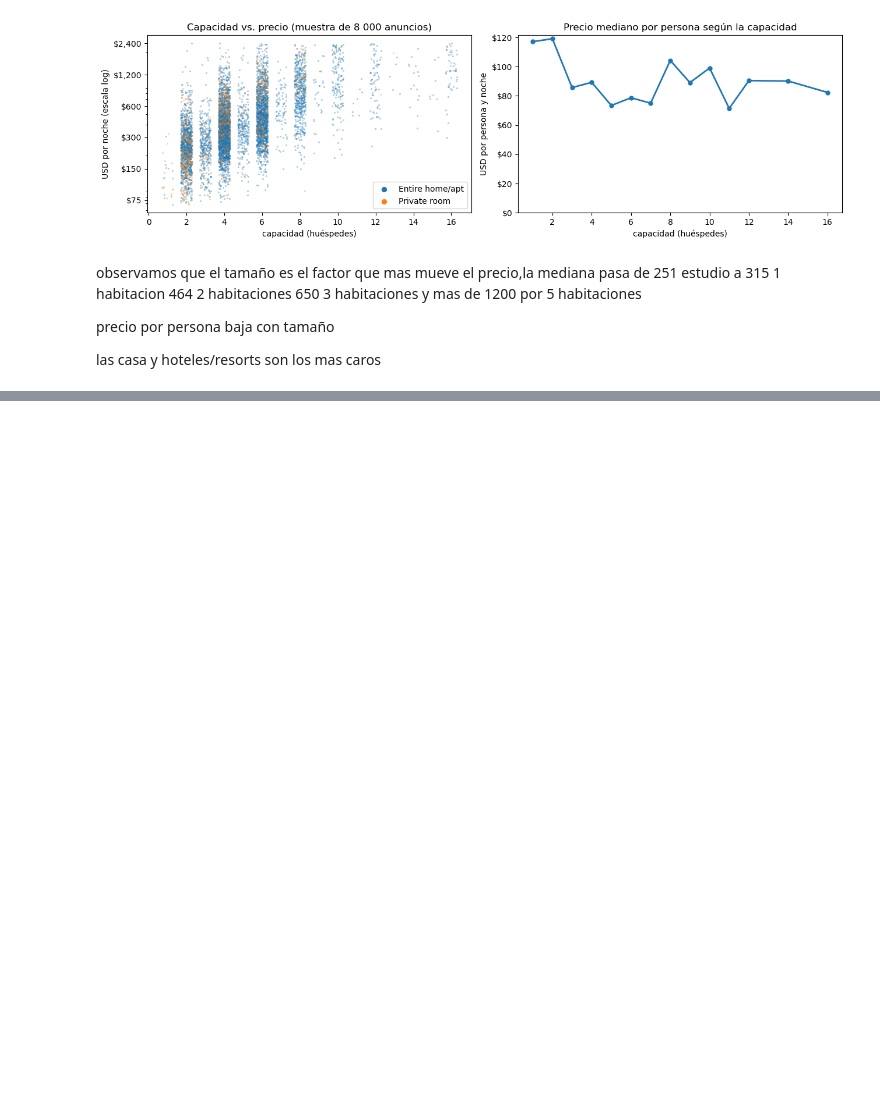
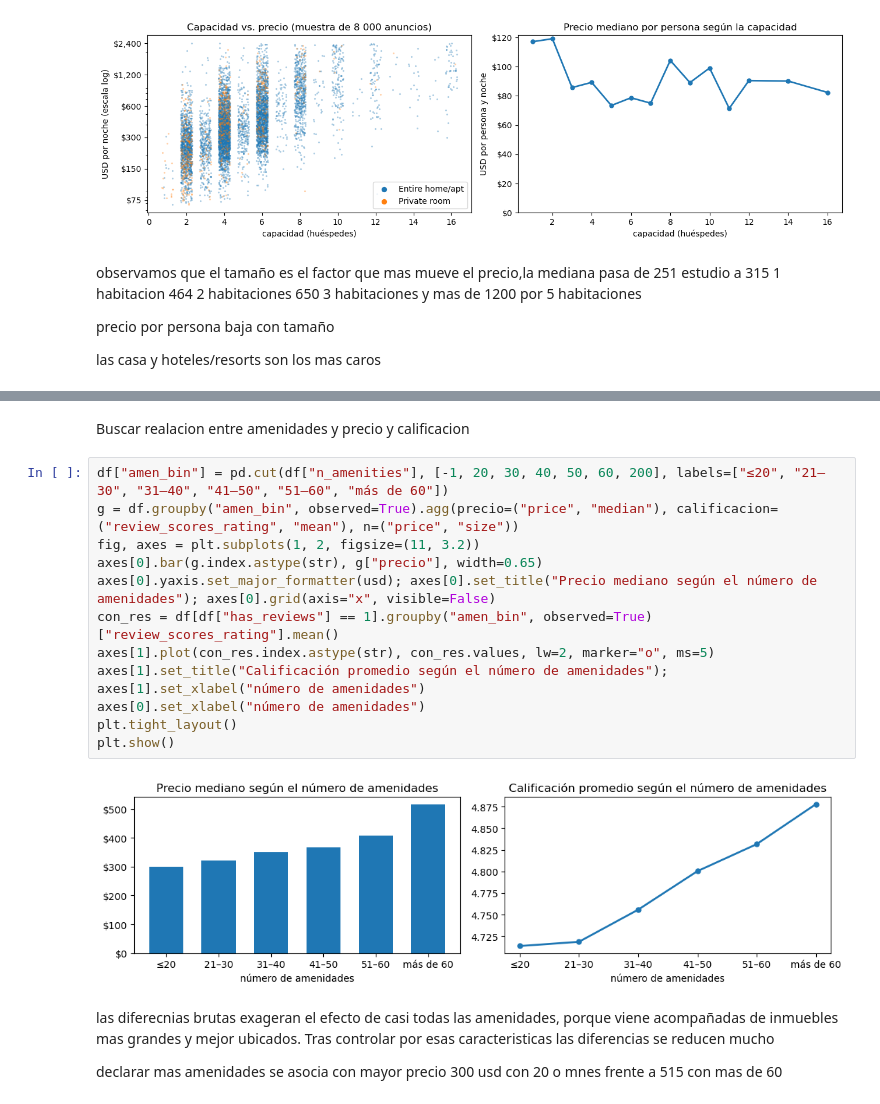
Before and after one commit to Jhonatanclavijo/Reto-Global-Classroom-Anal-tica-de-Airbnb---Hawai, a Jupyter notebook: Analisis exploratorio.ipynb, the cells around one changed output, grey strips where cells are left out. Cells and saved outputs as stored; diff of their text form; blank space fills up the shorter version.

```diff
--- a/Analisis exploratorio.ipynb
+++ b/Analisis exploratorio.ipynb
@@ -273,0 +332,20 @@ las casa y hoteles/resorts son los mas caros
+# %% [markdown]
+Buscar realacion entre amenidades y precio y calificacion
+# %%
+df["amen_bin"] = pd.cut(df["n_amenities"], [-1, 20, 30, 40, 50, 60, 200], labels=["≤20", "21–30", "31–40", "41–50", "51–60", "más de 60"])
+g = df.groupby("amen_bin", observed=True).agg(precio=("price", "median"), calificacion=("review_scores_rating", "mean"), n=("price", "size"))
+fig, axes = plt.subplots(1, 2, figsize=(11, 3.2))
+axes[0].bar(g.index.astype(str), g["precio"], width=0.65)
+axes[0].yaxis.set_major_formatter(usd); axes[0].set_title("Precio mediano según el número de amenidades"); axes[0].grid(axis="x", visible=False)
+con_res = df[df["has_reviews"] == 1].groupby("amen_bin", observed=True)["review_scores_rating"].mean()
+axes[1].plot(con_res.index.astype(str), con_res.values, lw=2, marker="o", ms=5)
+axes[1].set_title("Calificación promedio según el número de amenidades"); axes[1].set_xlabel("número de amenidades")
+axes[0].set_xlabel("número de amenidades")
+plt.tight_layout()
+plt.show()
+# %% [output]
+[figure, added]
+# %% [markdown]
+las diferecnias brutas exageran el efecto de casi todas las amenidades, porque viene acompañadas de inmuebles mas grandes y mejor ubicados. Tras controlar por esas caracteristicas las diferencias se reducen mucho
+
+declarar mas amenidades se asocia con mayor precio 300 usd con 20 o mnes frente a 515 con mas de 60
```
Also changed, not shown: parts of 4 cells of this notebook.
